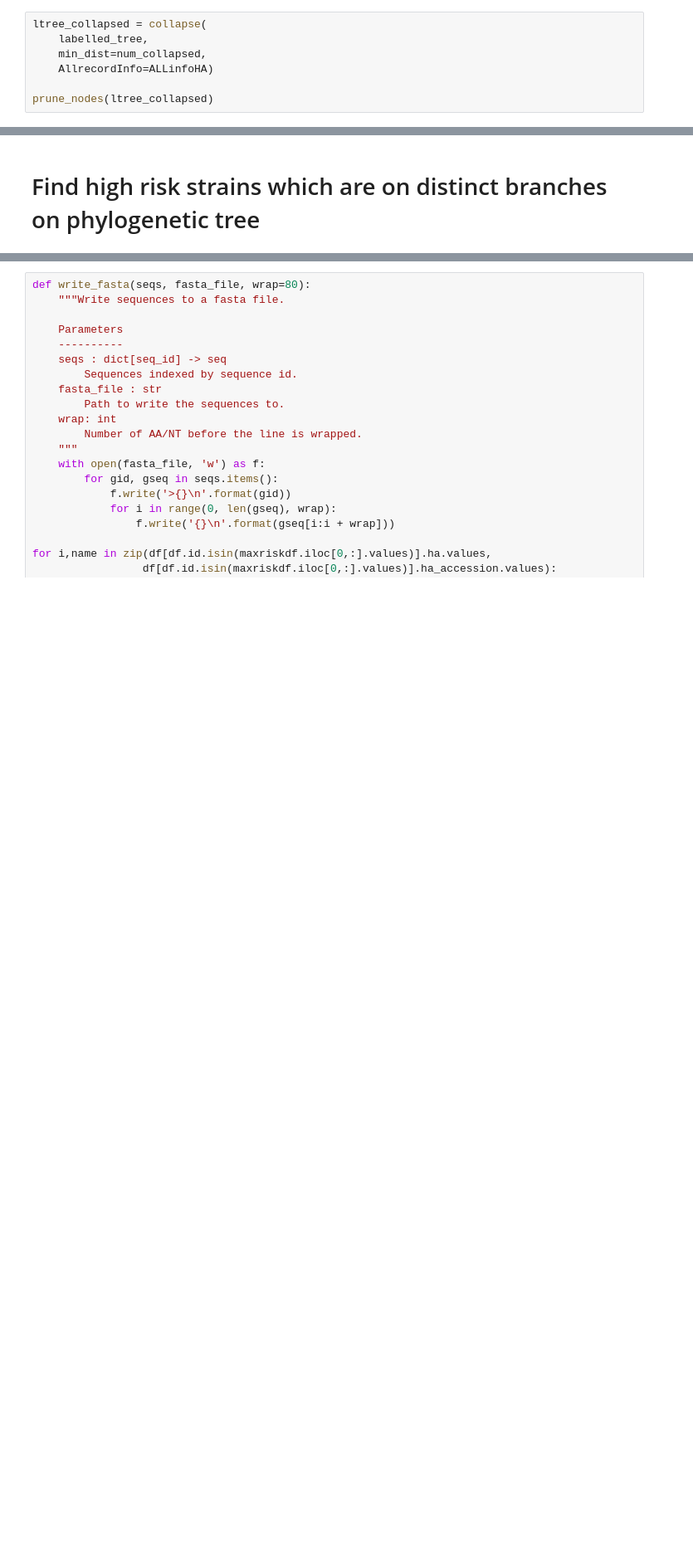
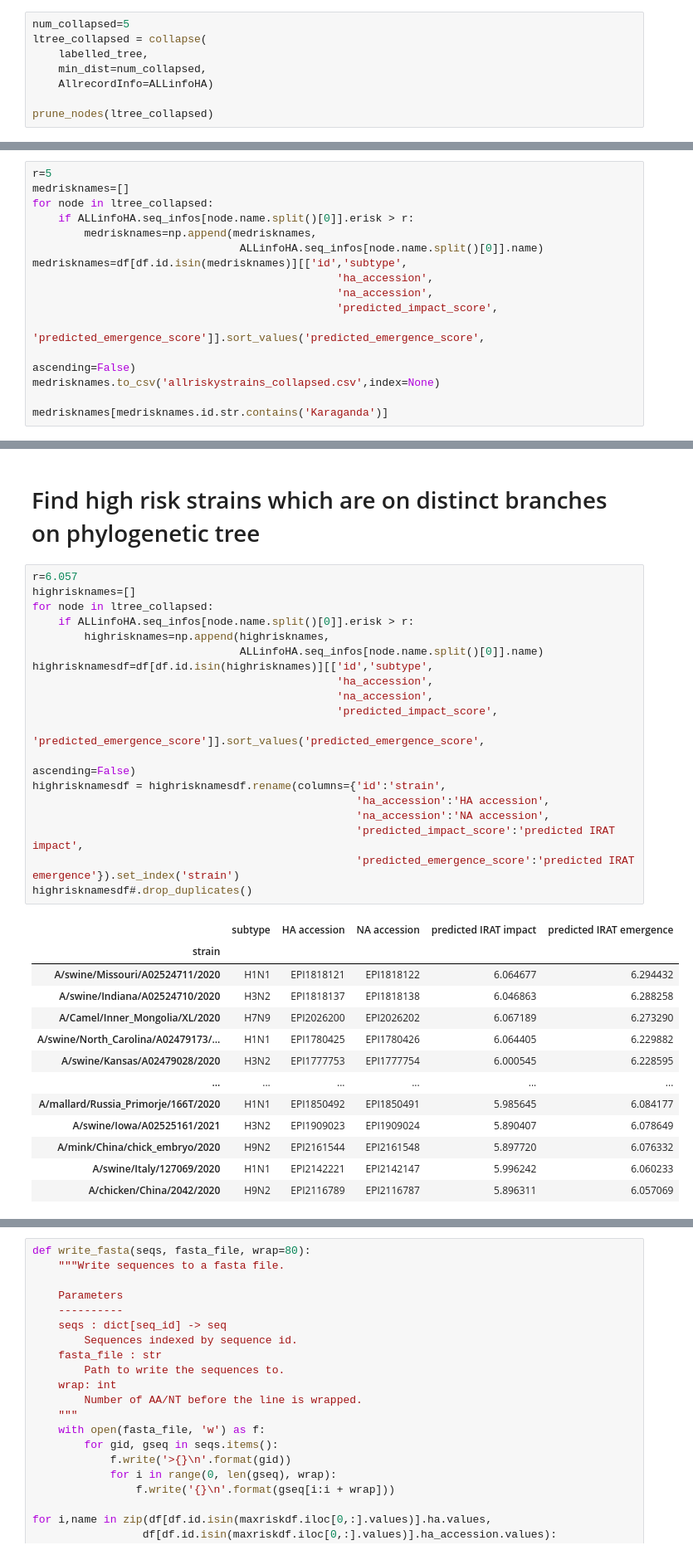
Before and after one commit to zeroknowledgediscovery/emergenet, a Jupyter notebook: irat_qnet/results/animal_predictions/phylotree_for_risky_strains-final.ipynb, the cells around one changed output, grey strips where cells are left out. Shown at 83% size. Saved outputs shown, nothing was run; the diff lists cells and outputs as text; blank space fills up the shorter version.

```diff
--- a/irat_qnet/results/animal_predictions/phylotree_for_risky_strains-final.ipynb
+++ b/irat_qnet/results/animal_predictions/phylotree_for_risky_strains-final.ipynb
@@ -389,6 +389,7 @@ def collapse(tree, min_dist,AllrecordInfo):
 # %%
 # collapse leaved
 # %%
+num_collapsed=5
 ltree_collapsed = collapse(
     labelled_tree,
     min_dist=num_collapsed,
@@ -479,3 +480,19 @@ def render_tree(tree, outfile):# all_seq_data, display_type='nearest_host'):
         dpi=300,
         h=500,
         tree_style=ts)
+# %%
+r=5
+medrisknames=[]
+for node in ltree_collapsed:
+    if ALLinfoHA.seq_infos[node.name.split()[0]].erisk > r:
+        medrisknames=np.append(medrisknames,
+                                ALLinfoHA.seq_infos[node.name.split()[0]].name)
+medrisknames=df[df.id.isin(medrisknames)][['id','subtype',
+                                               'ha_accession',
+                                               'na_accession',
+                                               'predicted_impact_score',
+                                               'predicted_emergence_score']].sort_values('predicted_emergence_score',
+                                                                                         ascending=False)
+medrisknames.to_csv('allriskystrains_collapsed.csv',index=None)
+
+medrisknames[medrisknames.id.str.contains('Karaganda')]
@@ -492,2 +516,35 @@ ax
 # %% [markdown]
 # Find high risk strains which are on distinct branches on phylogenetic tree
+# %%
+r=6.057
+highrisknames=[]
+for node in ltree_collapsed:
+    if ALLinfoHA.seq_infos[node.name.split()[0]].erisk > r:
+        highrisknames=np.append(highrisknames,
+                                ALLinfoHA.seq_infos[node.name.split()[0]].name)
+highrisknamesdf=df[df.id.isin(highrisknames)][['id','subtype',
+                                               'ha_accession',
+                                               'na_accession',
+                                               'predicted_impact_score',
+                                               'predicted_emergence_score']].sort_values('predicted_emergence_score',
+                                                                                         ascending=False)
+highrisknamesdf = highrisknamesdf.rename(columns={'id':'strain',
+                                                  'ha_accession':'HA accession',
+                                                  'na_accession':'NA accession',
+                                                  'predicted_impact_score':'predicted IRAT impact',
+                                                  'predicted_emergence_score':'predicted IRAT emergence'}).set_index('strain')
+highrisknamesdf#.drop_duplicates()
+# %% [output]
+|  | subtype | HA accession | NA accession | predicted IRAT impact | predicted IRAT emergence |
+| strain |  |  |  |  |  |
+| A/swine/Missouri/A02524711/2020 | H1N1 | EPI1818121 | EPI1818122 | 6.064677 | 6.294432 |
+| A/swine/Indiana/A02524710/2020 | H3N2 | EPI1818137 | EPI1818138 | 6.046863 | 6.288258 |
+| A/Camel/Inner_Mongolia/XL/2020 | H7N9 | EPI2026200 | EPI2026202 | 6.067189 | 6.273290 |
+| A/swine/North_Carolina/A02479173/... | H1N1 | EPI1780425 | EPI1780426 | 6.064405 | 6.229882 |
+| A/swine/Kansas/A02479028/2020 | H3N2 | EPI1777753 | EPI1777754 | 6.000545 | 6.228595 |
+| ... | ... | ... | ... | ... | ... |
+| A/mallard/Russia_Primorje/166T/2020 | H1N1 | EPI1850492 | EPI1850491 | 5.985645 | 6.084177 |
+| A/swine/Iowa/A02525161/2021 | H3N2 | EPI1909023 | EPI1909024 | 5.890407 | 6.078649 |
+| A/mink/China/chick_embryo/2020 | H9N2 | EPI2161544 | EPI2161548 | 5.897720 | 6.076332 |
+| A/swine/Italy/127069/2020 | H1N1 | EPI2142221 | EPI2142147 | 5.996242 | 6.060233 |
+| A/chicken/China/2042/2020 | H9N2 | EPI2116789 | EPI2116787 | 5.896311 | 6.057069 |
```
Also changed, not shown: parts of 15 cells of this notebook, 20 other files.
